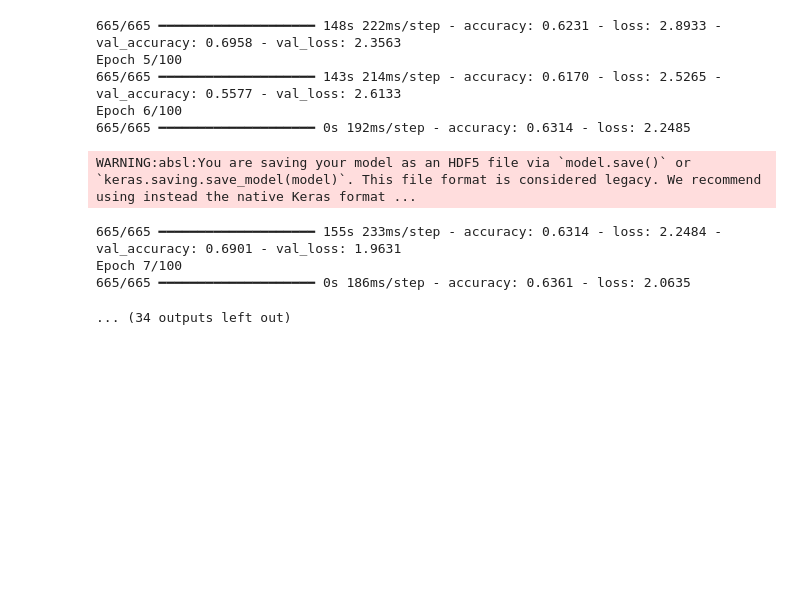
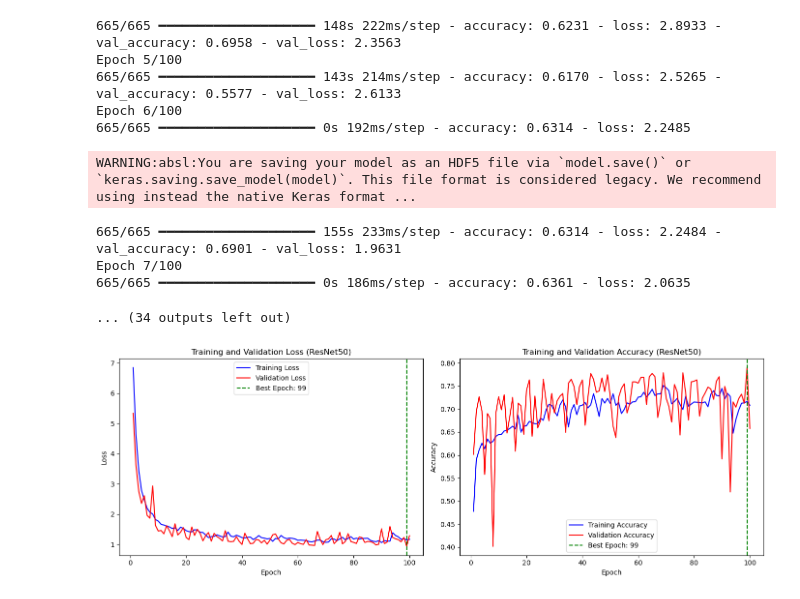
Before and after one commit to USC-DSCI-552/Transfer-Learning-For-Waste-Management, a Jupyter notebook: notebooks/Venugopal_Karthik_ResNet50.ipynb, the cells around one changed output. Cells and saved outputs as stored; diff of their text form; code cells hidden in the pictures; blank space fills up the shorter version.

```diff
--- a/notebooks/Venugopal_Karthik_ResNet50.ipynb
+++ b/notebooks/Venugopal_Karthik_ResNet50.ipynb
@@ -158,3 +158,33 @@ Epoch 7/100
 ... (34 outputs left out)
 # %%
 model.save('final_resnet50_model.keras')
+# %%
+history_df = pd.DataFrame(history.history)
+
+epoch_range = np.arange(1, len(history_df) + 1)
+best_epoch_resnet = np.argmin(history_df['val_loss']) + 1
+
+fig, axes = plt.subplots(1, 2, figsize=(14, 5))
+
+# Loss plot
+axes[0].plot(epoch_range, history_df['loss'], 'b', label='Training Loss')
+axes[0].plot(epoch_range, history_df['val_loss'], 'r', label='Validation Loss')
+axes[0].axvline(x=best_epoch_resnet, color='g', linestyle='--', label=f'Best Epoch: {best_epoch_resnet}')
+axes[0].set_title('Training and Validation Loss (ResNet50)')
+axes[0].set_xlabel('Epoch')
+axes[0].set_ylabel('Loss')
+axes[0].legend()
+
+# Accuracy plot
+axes[1].plot(epoch_range, history_df['accuracy'], 'b', label='Training Accuracy')
+axes[1].plot(epoch_range, history_df['val_accuracy'], 'r', label='Validation Accuracy')
+axes[1].axvline(x=best_epoch_resnet, color='g', linestyle='--', label=f'Best Epoch: {best_epoch_resnet}')
+axes[1].set_title('Training and Validation Accuracy (ResNet50)')
+axes[1].set_xlabel('Epoch')
+axes[1].set_ylabel('Accuracy')
+axes[1].legend()
+
+plt.tight_layout()
+plt.show()
+# %% [output]
+[figure, added]
```
Also changed, not shown: parts of 1 cell of this notebook, 1 other file.
